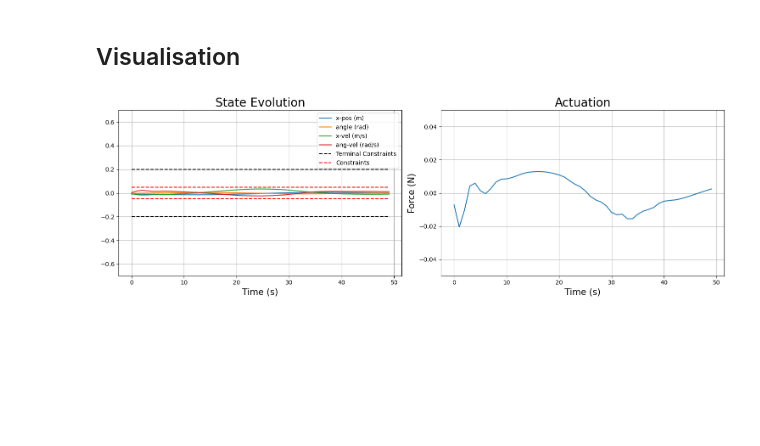
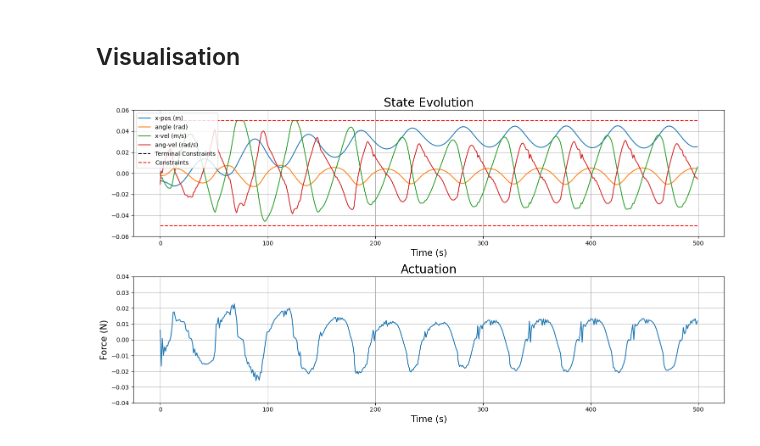
Before and after one commit to michael-cummins/DeePC-HUNT, a Jupyter notebook: src/regularized_deepc.ipynb, the cells around one changed output. Saved outputs shown, nothing was run; the diff lists cells and outputs as text; code cells hidden in the pictures; blank space fills up the shorter version.

```diff
--- a/src/regularized_deepc.ipynb
+++ b/src/regularized_deepc.ipynb
@@ -14,7 +14,7 @@ import mujoco_py
 from gym import wrappers
 from IPython import display
 
-plt.rcParams["figure.figsize"] = (15,5)
+plt.rcParams["figure.figsize"] = (15,8)
 
 %matplotlib inline
 %reload_ext autoreload
@@ -75,0 +73,5 @@ yd shape : (240,)   ud shape : (60,)
+# %%
+from numpy import genfromtxt
+ud = genfromtxt('Ud.csv', delimiter=',')
+yd = genfromtxt('Yd.csv', delimiter=',')
+print(f'yd shape : {yd.shape}   ud shape : {ud.shape}')
@@ -79,13 +83,13 @@ yd shape : (240,)   ud shape : (60,)
 u_ini = ud[:m*Tini].reshape((Tini*m,))
 y_ini = yd[:p*Tini].reshape((Tini*p,))
 y_const = np.kron(np.ones(N), np.array([0.05, 0.05, 0.05, 0.05]))
-u_const = np.ones(N)*3
-R = np.eye(m)*0.1
-Q = np.eye(p)*10
+u_const = np.ones(N)
+R = np.eye(m)*0.001
+Q = np.diag([10000,1000,10,10])
 
 controller = DeePC(
     ud=ud, yd=yd, y_constraints=y_const, u_constraints=u_const,
-    N=N, Tini=Tini, n=n, T=T, p=p, m=m, Q=Q, R=R
+    N=N, Tini=Tini, n=n, T=T, p=p, m=m
 )
 # %% [markdown]
 ## Simulation
@@ -97,14 +101,14 @@ ref = np.zeros(N*p)
 env = gym.make('InvertedPendulum-v4', render_mode='rgb_array')
 obs = env.reset()
 done = False
-render = True
+render = False
 iter = 0
 
-while iter < 100:
+while iter < 500:
 
     # Solve for optimal input
-    controller.setup(ref=ref, u_ini=u_ini, y_ini=y_ini, lam_g1=1000, lam_g2=100000)
-    action = controller.solve(solver=cp.OSQP, verbose=False)
+    controller.setup(ref=ref, u_ini=u_ini, y_ini=y_ini, Q=Q, R=R, lam_g1=100, lam_g2=100)
+    action = controller.solve(verbose=False)
 
     # roll simulation forward
     obs,_,done,_,_ = env.step(action)
@@ -138,28 +139,28 @@ T = len(uT)
 yT = yT.reshape((T,p))
 uT = uT.reshape((T,m))
 # %%
-plt.subplot(1,2,1)
+plt.subplot(2,1,1)
 plt.plot(range(0,T), yT, label=['x-pos (m)', 'angle (rad)', 'x-vel (m/s)', 'ang-vel (rad/s)'])
 plt.plot(range(0,T), np.ones(T)*0.2, 'k--',label='Terminal Constraints')
 plt.plot(range(0,T), -np.ones(T)*0.2, 'k--')
 plt.plot(range(0,T), np.ones(T)*0.05, 'r--',label='Constraints')
 plt.plot(range(0,T), -np.ones(T)*0.05, 'r--')
-plt.legend(loc="upper right")
-plt.ylim((-0.7,0.7))
+plt.legend(loc="upper left")
+plt.ylim((-0.06,0.06))
 plt.xlabel('Time (s)', fontdict={'fontsize':15})
 plt.title("State Evolution", fontdict={'fontsize':20})
 plt.grid('on')
 plt.tight_layout()
 
-plt.subplot(1,2,2)
+plt.subplot(2,1,2)
 plt.plot(range(0,T), uT)
 plt.ylabel('Force (N)', fontdict={'fontsize':15})
 plt.xlabel('Time (s)', fontdict={'fontsize':15})
 plt.title("Actuation", fontdict={'fontsize':20})
-plt.ylim((-0.05,0.05))
+plt.ylim((-0.04,0.04))
 plt.grid('on')
 plt.tight_layout()
 
 plt.show()
 # %% [output]
-[figure, old version]
+[figure, new version]
```
Also changed, not shown: parts of 4 cells of this notebook, 9 other files.
